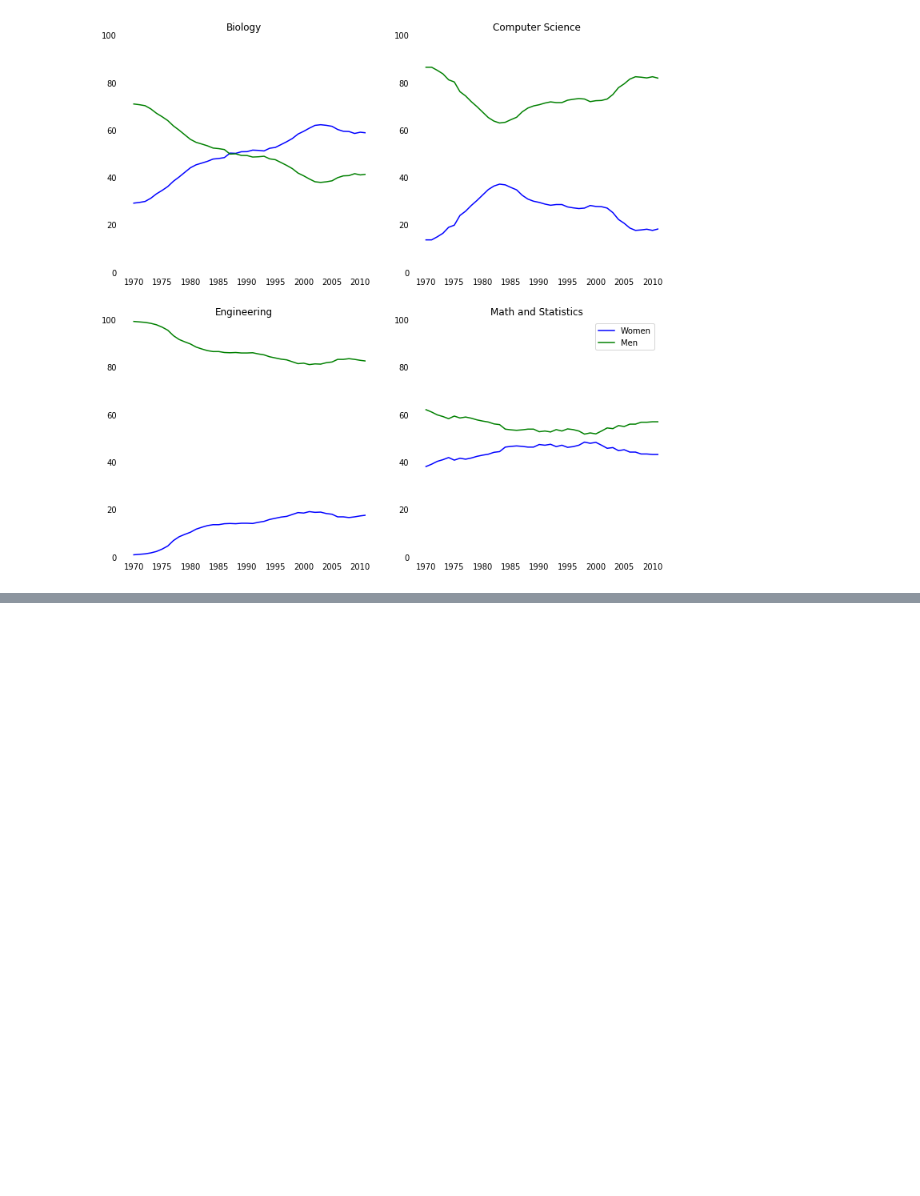
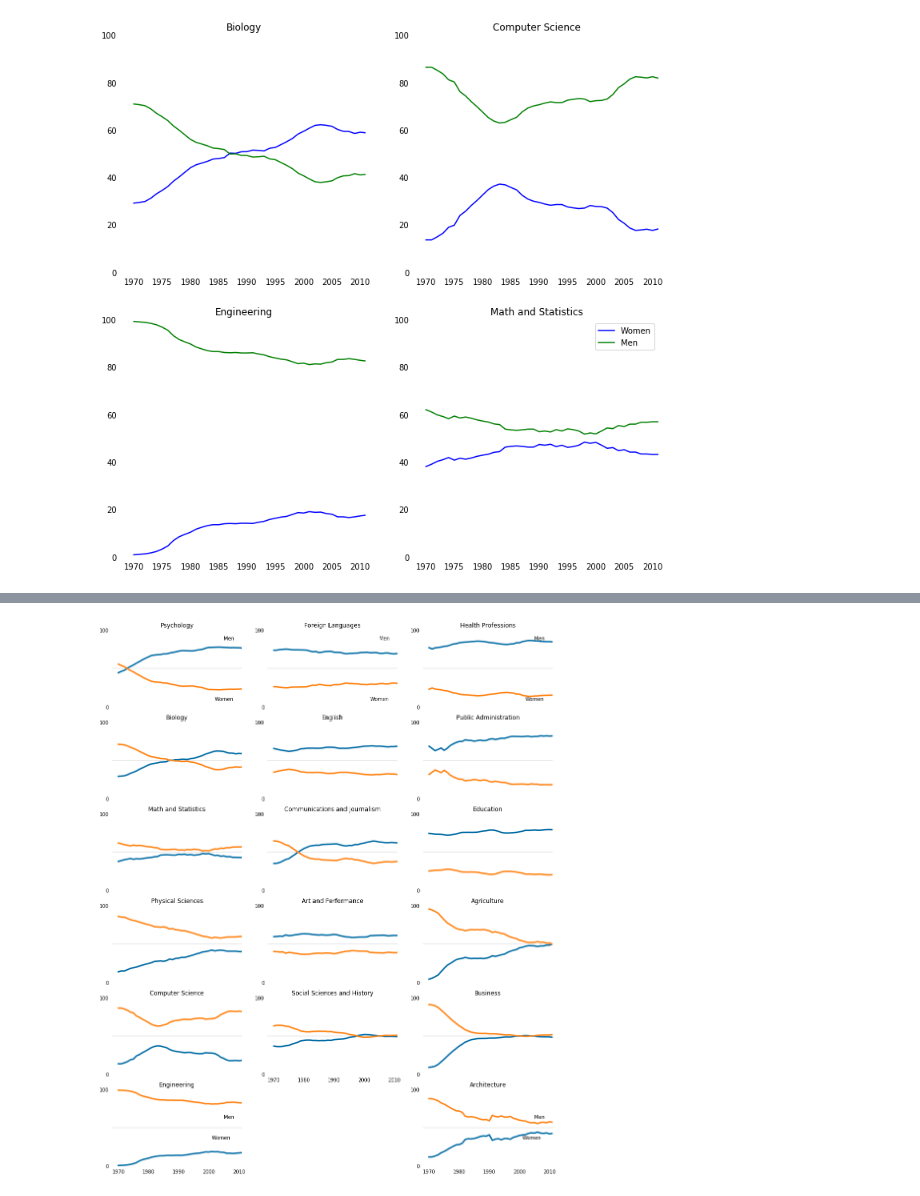
Before and after one commit to JongchanaP/DataQuest-Jupyter, a Jupyter notebook: Percent Bachelors Degrees.ipynb, the cells around one changed output, grey strips where cells are left out. Drawn from its saved outputs; the diff is of its cells as text; code cells hidden in the pictures; blank space fills up the shorter version.

```diff
--- a/Percent Bachelors Degrees.ipynb
+++ b/Percent Bachelors Degrees.ipynb
@@ -74,0 +102,92 @@ plt.show()
+# %%
+%matplotlib inline
+import pandas as pd
+import matplotlib.pyplot as plt
+
+women_degrees = pd.read_csv('percent-bachelors-degrees-women-usa.csv')
+cb_dark_blue = (0/255,107/255,164/255)
+cb_orange = (255/255, 128/255, 14/255)
+stem_cats = ['Psychology', 'Biology', 'Math and Statistics', 'Physical Sciences', 'Computer Science', 'Engineering', 'Computer Science']
+lib_arts_cats = ['Foreign Languages', 'English', 'Communications and Journalism', 'Art and Performance', 'Social Sciences and History']
+other_cats = ['Health Professions', 'Public Administration', 'Education', 'Agriculture','Business', 'Architecture']
+
+fig = plt.figure(figsize=(16, 20))
+
+for sp in range(0,6):
+    ax = fig.add_subplot(6,3,(sp*3)+1)
+    ax.plot(women_degrees['Year'], women_degrees[stem_cats[sp]], c=cb_dark_blue, label='Women', linewidth=3)
+    ax.plot(women_degrees['Year'], 100-women_degrees[stem_cats[sp]], c=cb_orange, label='Men', linewidth=3)
+    ax.spines["right"].set_visible(False)
+    ax.spines["left"].set_visible(False)
+    ax.spines["top"].set_visible(False)
+    ax.spines["bottom"].set_visible(False)
+    ax.set_xlim(1968, 2011)
+    ax.set_ylim(0,100)
+    #reduce y-label shows only 0 and 100
+    ax.set_yticks([0,100])
+    #generate a horizontal line across
+    ax.axhline(50, c=(171/255, 171/255, 171/255), alpha=0.3)
+    ax.set_title(stem_cats[sp])
+    ax.tick_params(bottom="off", top="off", left="off", right="off",labelbottom='off')
+
+    if sp == 0:
+        ax.text(2005, 87, 'Men')
+        ax.text(2002, 8, 'Women')
+    elif sp == 5:
+        ax.tick_params(labelbottom='on')
+        ax.text(2005, 62, 'Men')
+        ax.text(2001, 35, 'Women')
+
+for lp in range(0,5):
+    ax = fig.add_subplot(6,3,(lp*3)+2)
+    ax.plot(women_degrees['Year'], women_degrees[lib_arts_cats[lp]], c=cb_dark_blue, label='Women', linewidth=3)
+    ax.plot(women_degrees['Year'], 100-women_degrees[lib_arts_cats[lp]], c=cb_orange, label='Men', linewidth=3)
+    ax.spines["right"].set_visible(False)
+    ax.spines["left"].set_visible(False)
+    ax.spines["top"].set_visible(False)
+    ax.spines["bottom"].set_visible(False)
+    ax.set_xlim(1968, 2011)
+    ax.set_ylim(0,100)
+    #reduce y-label shows only 0 and 100
+    ax.set_yticks([0,100])
+    #generate a horizontal line across
+    ax.axhline(50, c=(171/255, 171/255, 171/255), alpha=0.3)
+    ax.set_title(lib_arts_cats[lp])
+    ax.tick_params(bottom="off", top="off", left="off", right="off",labelbottom="off")
+
+    if lp == 0:
+        ax.text(2005, 87, 'Men')
+        ax.text(2002, 8, 'Women')
+    elif lp == 4:
+        ax.tick_params(labelbottom='on')
+
+for op in range(0,6):
+    ax = fig.add_subplot(6,3,(op*3)+3)
+    ax.plot(women_degrees['Year'], women_degrees[other_cats[op]], c=cb_dark_blue, label='Women', linewidth=3)
+    ax.plot(women_degrees['Year'], 100-women_degrees[other_cats[op]], c=cb_orange, label='Men', linewidth=3)
+    ax.spines["right"].set_visible(False)
+    ax.spines["left"].set_visible(False)
+    ax.spines["top"].set_visible(False)
+    ax.spines["bottom"].set_visible(False)
+    ax.set_xlim(1968, 2011)
+    ax.set_ylim(0,100)
+    #reduce y-label shows only 0 and 100
+    ax.set_yticks([0,100])
+    #generate a horizontal line across
+    ax.axhline(50, c=(171/255, 171/255, 171/255), alpha=0.3)
+    ax.set_title(other_cats[op])
+    ax.tick_params(bottom="off", top="off", left="off", right="off",labelbottom="off")
+
+    if op == 0:
+        ax.text(2005, 87, 'Men')
+        ax.text(2002, 8, 'Women')
+    elif op == 5:
+        ax.tick_params(labelbottom='on')
+        ax.text(2005, 62, 'Men')
+        ax.text(2001, 35, 'Women')
+
+#Save all charts to image file
+plt.savefig('gender_degrees.png')
+plt.show()
+# %% [output]
+[figure, added]
```
Also changed, not shown: parts of 1 cell of this notebook, 5 other files.
